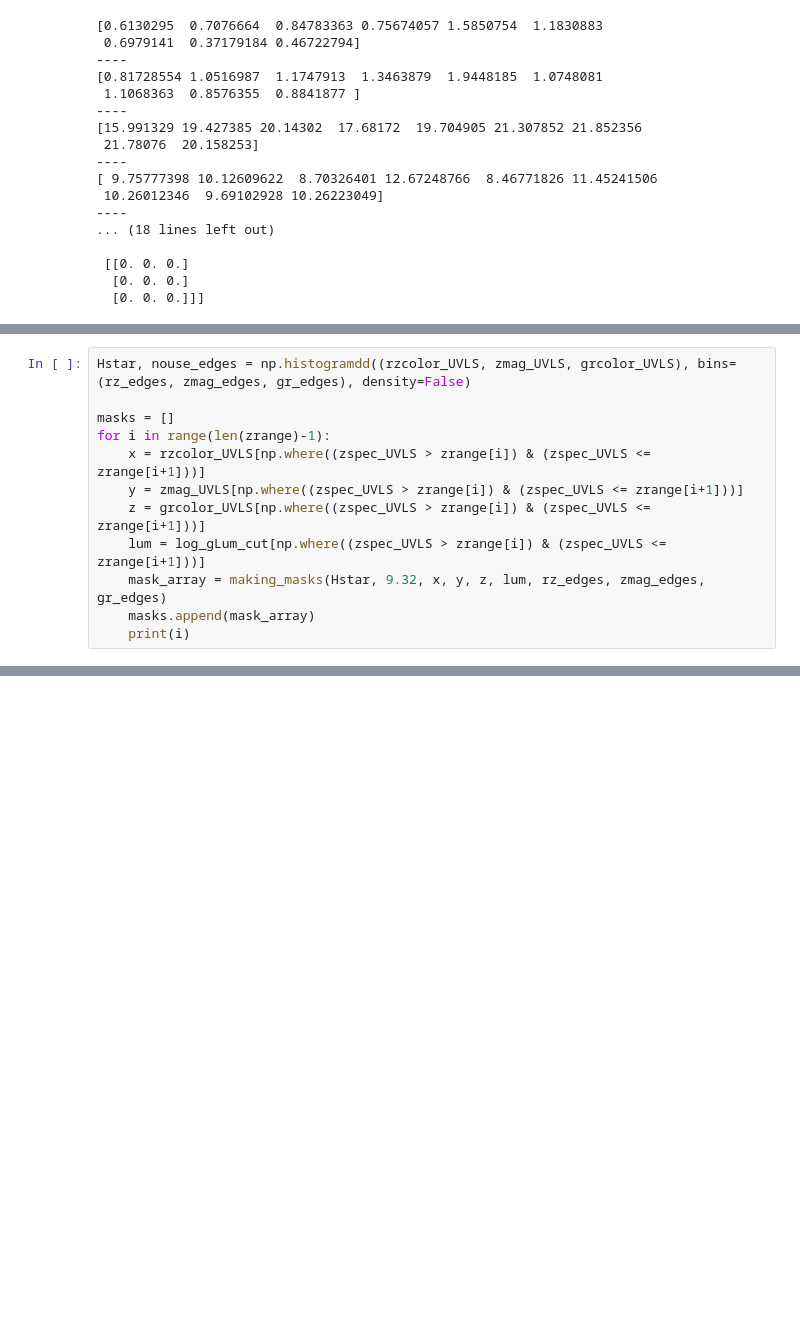
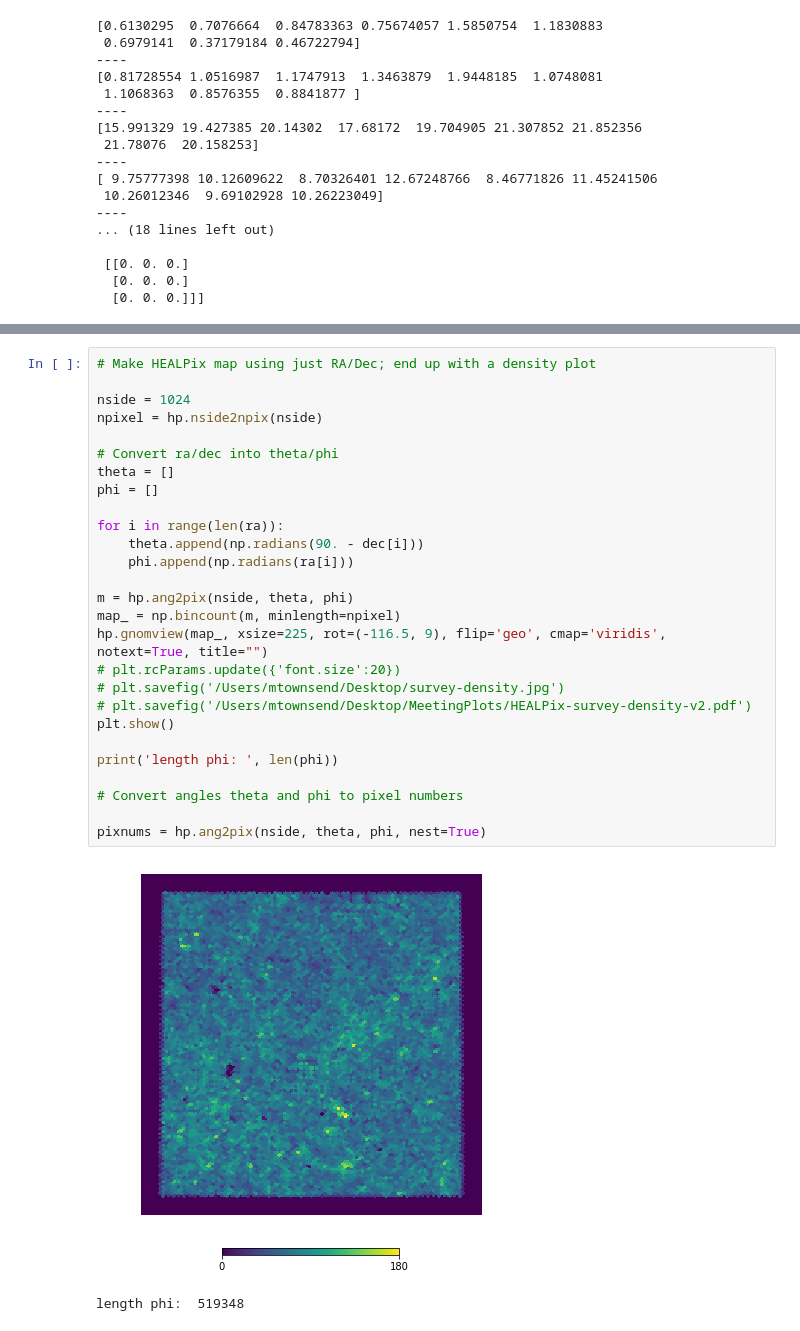
Before and after one commit to metownsend/LRG-Sats, a Jupyter notebook: making_masks2.ipynb, the cells around one changed output, grey strips where cells are left out. Saved outputs shown, nothing was run; the diff lists cells and outputs as text; blank space fills up the shorter version.

```diff
--- a/making_masks2.ipynb
+++ b/making_masks2.ipynb
@@ -693,12 +645,0 @@ print(test)
-# %%
-Hstar, nouse_edges = np.histogramdd((rzcolor_UVLS, zmag_UVLS, grcolor_UVLS), bins=(rz_edges, zmag_edges, gr_edges), density=False)
-
-masks = []
-for i in range(len(zrange)-1):
-    x = rzcolor_UVLS[np.where((zspec_UVLS > zrange[i]) & (zspec_UVLS <= zrange[i+1]))]
-    y = zmag_UVLS[np.where((zspec_UVLS > zrange[i]) & (zspec_UVLS <= zrange[i+1]))]
-    z = grcolor_UVLS[np.where((zspec_UVLS > zrange[i]) & (zspec_UVLS <= zrange[i+1]))]
-    lum = log_gLum_cut[np.where((zspec_UVLS > zrange[i]) & (zspec_UVLS <= zrange[i+1]))]
-    mask_array = making_masks(Hstar, 9.32, x, y, z, lum, rz_edges, zmag_edges, gr_edges)
-    masks.append(mask_array)
-    print(i)
@@ -704,0 +820,30 @@ for i in range(len(zrange)-1):
+# %%
+# Make HEALPix map using just RA/Dec; end up with a density plot
+
+nside = 1024
+npixel = hp.nside2npix(nside)
+
+# Convert ra/dec into theta/phi
+theta = []
+phi = []
+
+for i in range(len(ra)):
+    theta.append(np.radians(90. - dec[i]))
+    phi.append(np.radians(ra[i]))
+
+m = hp.ang2pix(nside, theta, phi)
+map_ = np.bincount(m, minlength=npixel)
+hp.gnomview(map_, xsize=225, rot=(-116.5, 9), flip='geo', cmap='viridis', notext=True, title="")
+# plt.rcParams.update({'font.size':20})
+# plt.savefig('/Users/mtownsend/Desktop/survey-density.jpg')
+# plt.savefig('/Users/mtownsend/Desktop/MeetingPlots/HEALPix-survey-density-v2.pdf')
+plt.show()
+
+print('length phi: ', len(phi))
+
+# Convert angles theta and phi to pixel numbers
+
+pixnums = hp.ang2pix(nside, theta, phi, nest=True)
+# %% [output]
+[figure, added]
+length phi:  519348
```
Also changed, not shown: parts of 24 cells of this notebook.
